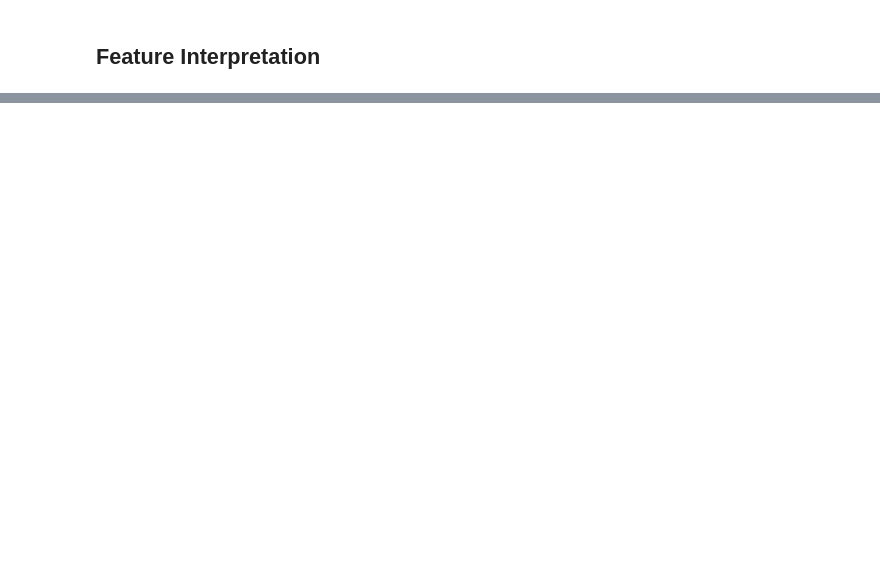
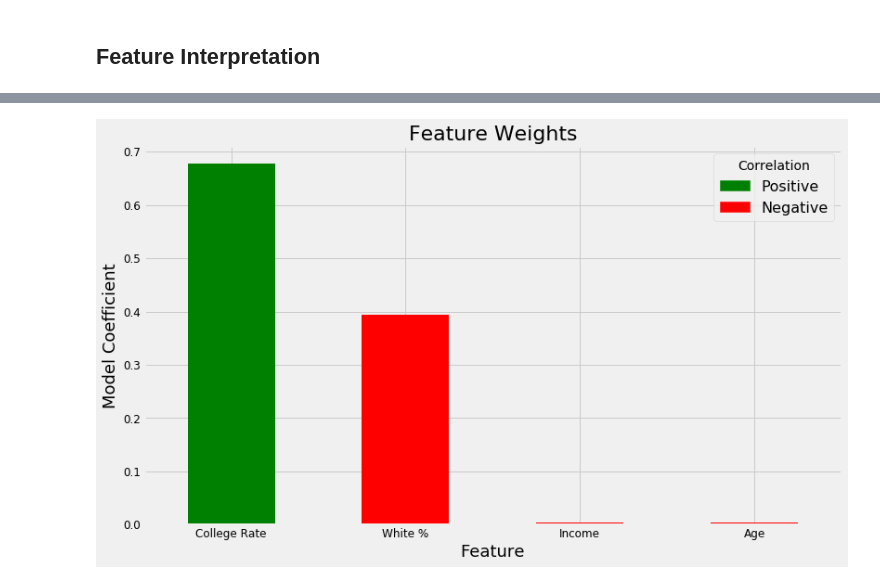
Before and after one commit to kevscon/Project-3, a Jupyter notebook: modeling-rev.ipynb, the cells around one changed output, grey strips where cells are left out. Cells and saved outputs as stored; diff of their text form; code cells hidden in the pictures; blank space fills up the shorter version.

Commit message:
model update

```diff
--- a/modeling-rev.ipynb
+++ b/modeling-rev.ipynb
@@ -884,0 +898,7 @@ array([[359, 370],
+# %%
+df_coef = pd.DataFrame(log_pipe.named_steps['model'].coef_, columns=X_train.columns, index=['coefficient']).T
+df_coef = df_coef[df_coef['coefficient'] != 0]
+df_coef['positive'] = df_coef['coefficient'] > 0
+df_coef['coefficient'] = df_coef['coefficient'].apply(abs)
+df_coef.sort_values(by='coefficient', ascending=False, inplace=True)
+df_coef
@@ -884,0 +913,13 @@ array([[359, 370],
+# %%
+ax = plt.gca()
+df_coef['coefficient'].plot(kind='bar', ax=ax, color=df_coef['positive'].map({True: 'g', False: 'r'}))
+ax.set_title('Feature Weights')
+ax.set_xlabel('Feature')
+ax.set_ylabel('Model Coefficient')
+ax.set_xticklabels(['College Rate', 'White %', 'Income', 'Age'], rotation=0)
+
+pos_patch = mpatches.Patch(color='green', label='Positive')
+neg_patch = mpatches.Patch(color='red', label='Negative')
+plt.legend(title='Correlation', handles=[pos_patch, neg_patch]);
+# %% [output]
+[figure, added]
```
Also changed, not shown: parts of 10 cells of this notebook.
